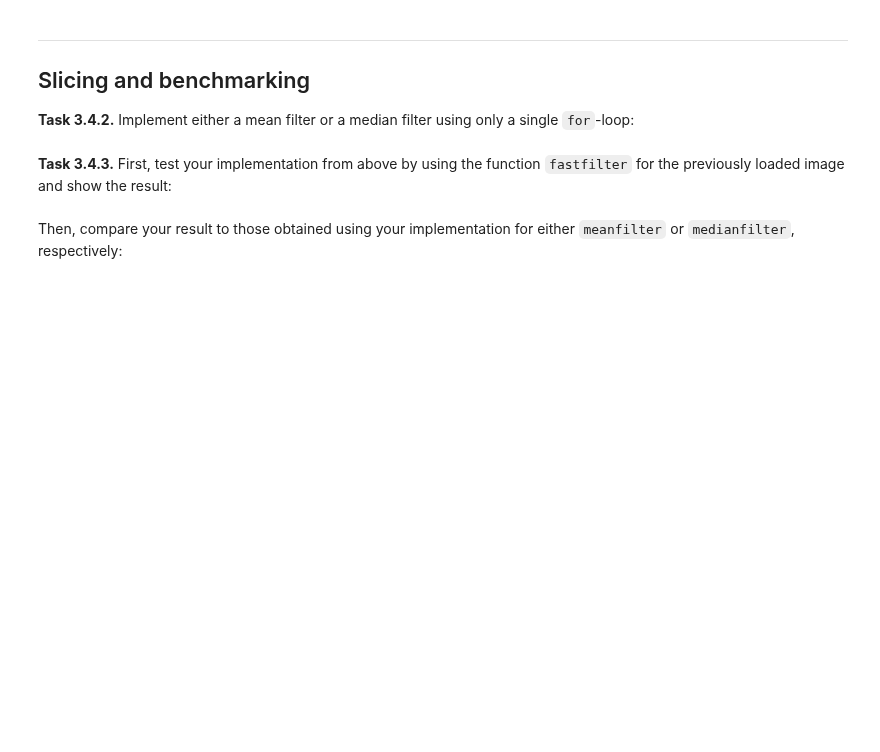
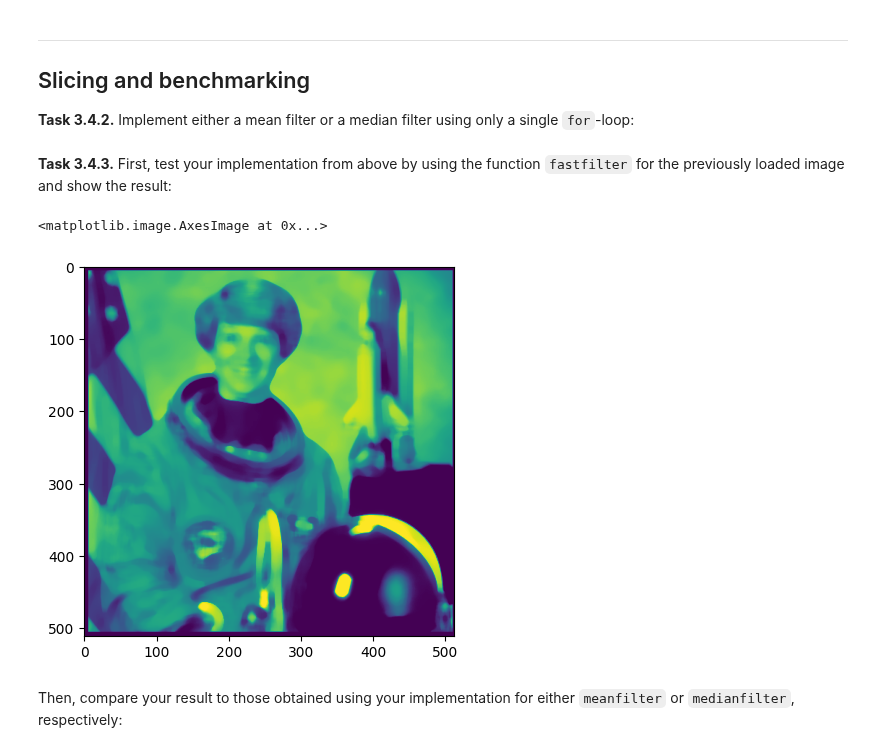
Before and after one commit to JanFelixSchreiber/mobi-fs3-python, a Jupyter notebook: task3.ipynb, the cells around one changed output. Drawn from its saved outputs; the diff is of its cells as text; code cells hidden in the pictures; blank space fills up the shorter version.

```diff
--- a/task3.ipynb
+++ b/task3.ipynb
@@ -116,10 +133,25 @@ assert numpy.allclose(medianfilter(img,5), med5, atol=1/255)
 ## Slicing and benchmarking
 
 **<a id="#">Task 3.4.2.</a>** Implement either a mean filter or a median filter using only a single `for`-loop:
-# %%
-def fastfilter(img_in, size):
-    ...
+# %%
+def fastfilter(img_in, size):
+    result = numpy.zeros(img_in.shape)
+    n = (size - 1) // 2
+    for p in numpy.ndindex(img_in.shape):
+        if p[0]-n>=0 and p[1]-n>=0 and p[0]+n<img_in.shape[0] and p[1]+2<img_in.shape[1]:
+            f=img[p[0]-n:p[0]+n+1, p[1]-n:p[1]+n+1].flatten()
+            s=sorted(f)
+            value=s[size**2//2]
+        else:
+            value=0
+        result[p]=value
+    return result
 # %% [markdown]
 **<a id="#">Task 3.4.3.</a>** First, test your implementation from above by using the function `fastfilter` for the previously loaded image and show the result:
+# %%
+plt.imshow(fastfilter(img,23))
+# %% [output]
+<matplotlib.image.AxesImage at 0x...>
+[figure, added]
 # %% [markdown]
 Then, compare your result to those obtained using your implementation for either `meanfilter` or `medianfilter`, respectively:
```
Also changed, not shown: parts of 6 cells of this notebook.
